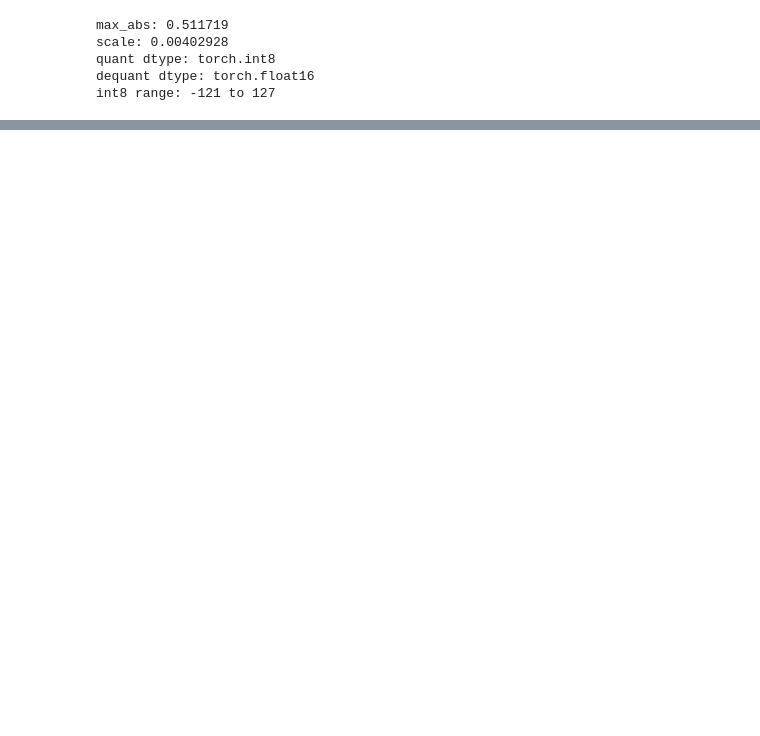
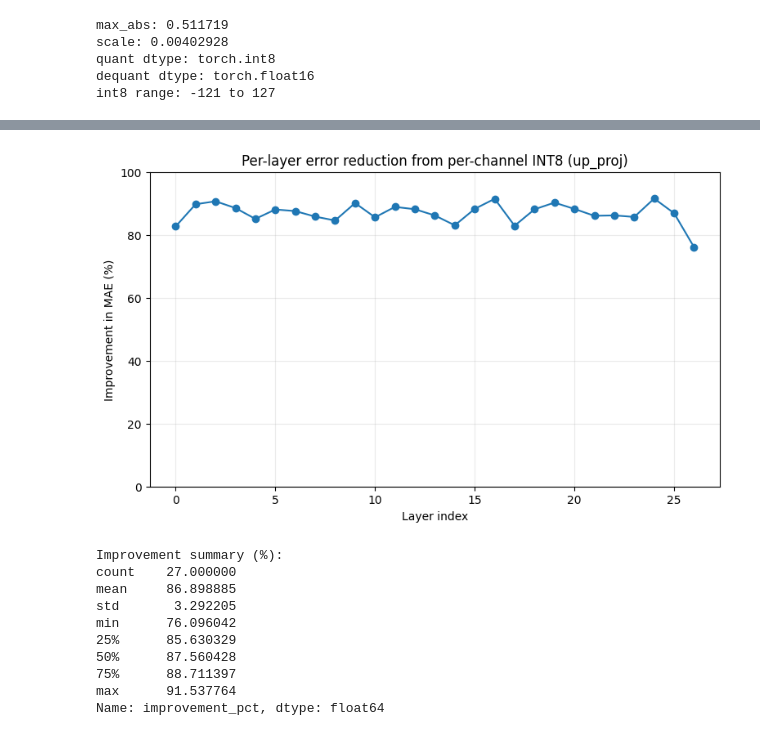
Before and after one commit to JR-Vickers/quantization-study, a Jupyter notebook: notebooks/04_manual_quantization.ipynb, the cells around one changed output, grey strips where cells are left out. Cells and saved outputs as stored; diff of their text form; code cells hidden in the pictures; blank space fills up the shorter version.

```diff
--- a/notebooks/04_manual_quantization.ipynb
+++ b/notebooks/04_manual_quantization.ipynb
@@ -807,0 +279,24 @@ Saved: ../results/04_manual_quantization.json
+# %%
+def quantize_per_tensor(w_fp16):
+    max_abs = w_fp16.abs().max().item()
+    scale = max_abs / 127.0 if max_abs > 0 else 1.0
+
+    q = torch.clamp(torch.round(w_fp16 / scale), -127, 127).to(torch.int8)
+    w_deq = (q.float() * scale).to(torch.float16)
+
+    err = (w_deq - w_fp16).float()
+
+    mae_t = err.abs().mean().item()
+    rmse_t = torch.sqrt((err ** 2).mean()).item()
+
+    return mae_t, rmse_t, max_abs, scale, err
+
+def quantize_per_channel(w_fp16):
+    max_abs_row = w_fp16.abs().amax(dim=1, keepdim=True).float()
+    scale = torch.where(max_abs_row > 0, max_abs_row / 127.0, torch.ones_like(max_abs_row))
+
+    q = torch.clamp(torch.round(w_fp16.float() / scale), -127, 127).to(torch.int8)
+    w_deq = (q.float() * scale).to(torch.float16)
+
+    mae_c = (w_deq - w_fp16).abs().float().mean().item()
+    return mae_c
@@ -807,0 +410,13 @@ Saved: ../results/04_manual_quantization.json
+# %%
+def plot_df(df):
+    plt.figure(figsize=(9,5))
+    plt.plot(df["layer"], df["improvement_pct"], marker="o", linewidth=1.5)
+    plt.title(f"Per-layer error reduction from per-channel INT8 ({df.module[0]})")
+    plt.xlabel("Layer index")
+    plt.ylabel("Improvement in MAE (%)")
+    plt.grid(alpha=0.25)
+    plt.ylim(0,100)
+    plt.show()
+
+    print("Improvement summary (%):")
+    print(df["improvement_pct"].describe())
@@ -807,0 +454,16 @@ Saved: ../results/04_manual_quantization.json
+# %%
+df_up_proj = df_weights("up_proj")
+plot_df_up_proj = df_up_proj.sort_values(["layer", "module"]).reset_index(drop=True)
+plot_df(plot_df_up_proj)
+# %% [output]
+[figure, added]
+Improvement summary (%):
+count    27.000000
+mean     86.898885
+std       3.292205
+min      76.096042
+25%      85.630329
+50%      87.560428
+75%      88.711397
+max      91.537764
+Name: improvement_pct, dtype: float64
```
Also changed, not shown: parts of 67 cells of this notebook.
